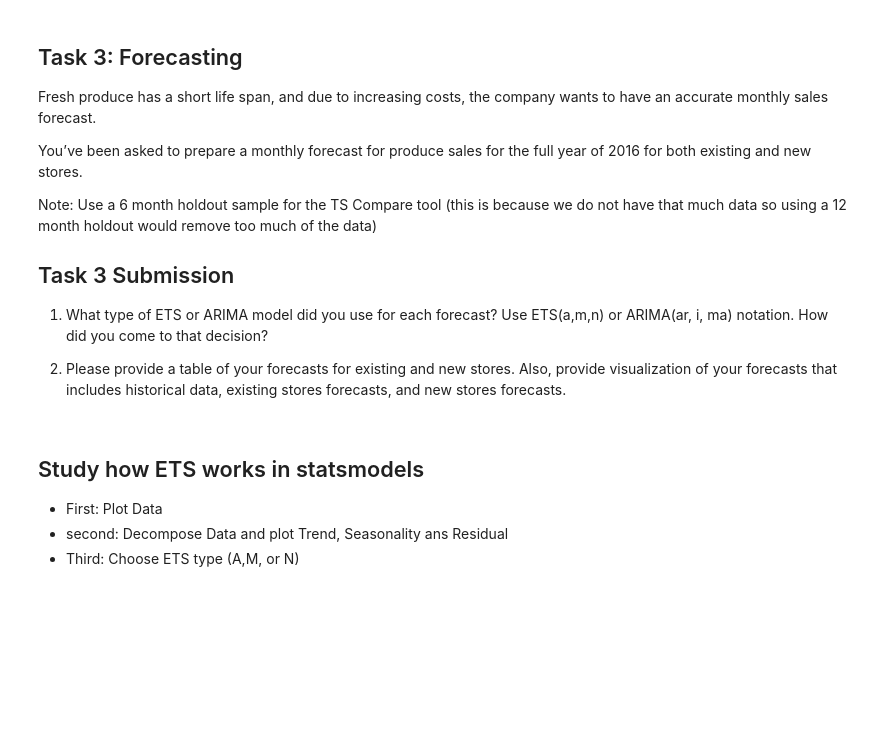
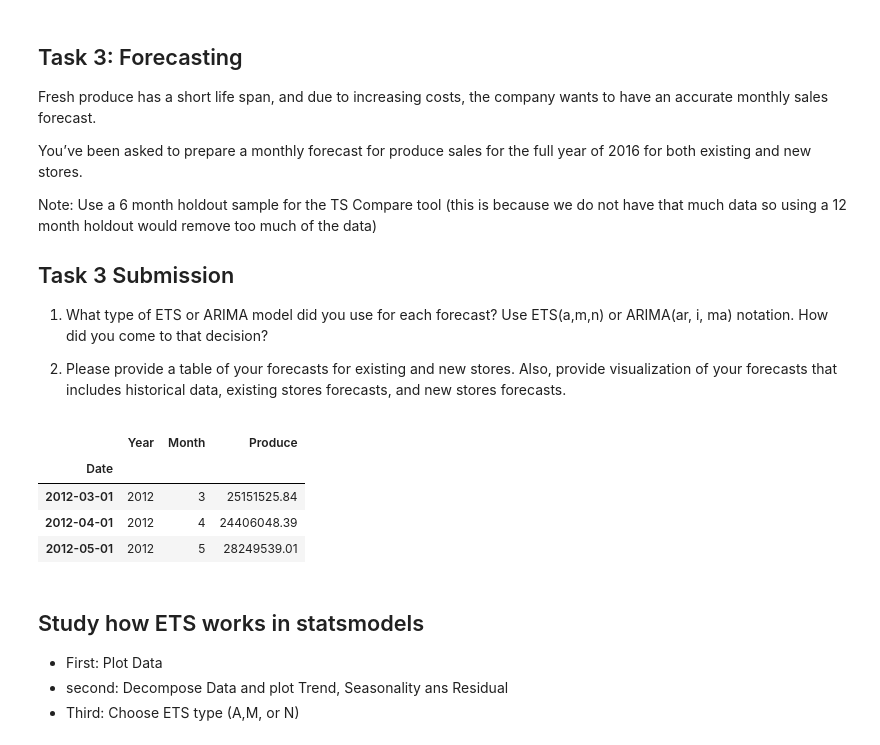
Before and after one commit to cevor/udacity_predictive_analytics, a Jupyter notebook: project6-1/project6-1.ipynb, the cells around one changed output. Cells and saved outputs as stored; diff of their text form; code cells hidden in the pictures; blank space fills up the shorter version.

```diff
--- a/project6-1/project6-1.ipynb
+++ b/project6-1/project6-1.ipynb
@@ -284,15 +379,26 @@ Note: Use a 6 month holdout sample for the TS Compare tool (this is because we d
 # %%
 # Prepare Data for Forecasting
 # Agregate MonthlyData
-produce_monthly_sales = stores_sales_data.groupby(['Year', 'Month'], as_index=False)['Produce'].sum()
-
+temp_agg_df = stores_sales_data.groupby(['Year', 'Month'], as_index=False)['Produce'].sum()
+# Create DateTime
+temp_date = temp_agg_df['Year'].astype(str) + '-' + temp_agg_df['Month'].astype(str)
+# Agg Results
+temp_agg_df = temp_agg_df.assign(Date = pd.to_datetime(temp_date))
+produce_monthly_sales = temp_agg_df.set_index('Date')
+produce_monthly_sales.index.freq ='MS'
 # Validation Data
 produce_monthly_sales_test_data = produce_monthly_sales.query('Year == 2015 and Month > 6')
 # Test Data
 temp_condition = produce_monthly_sales.index.isin(produce_monthly_sales_test_data.index)
 produce_monthly_sales_train_data = produce_monthly_sales[~temp_condition]
 
 produce_monthly_sales_train_data.head(3)
+# %% [output]
+|  | Year | Month | Produce |
+| Date |  |  |  |
+| 2012-03-01 | 2012 | 3 | 25151525.84 |
+| 2012-04-01 | 2012 | 4 | 24406048.39 |
+| 2012-05-01 | 2012 | 5 | 28249539.01 |
 # %% [markdown]
 ## Study how ETS works in statsmodels
 * First: Plot Data
```
Also changed, not shown: parts of 20 cells of this notebook.
